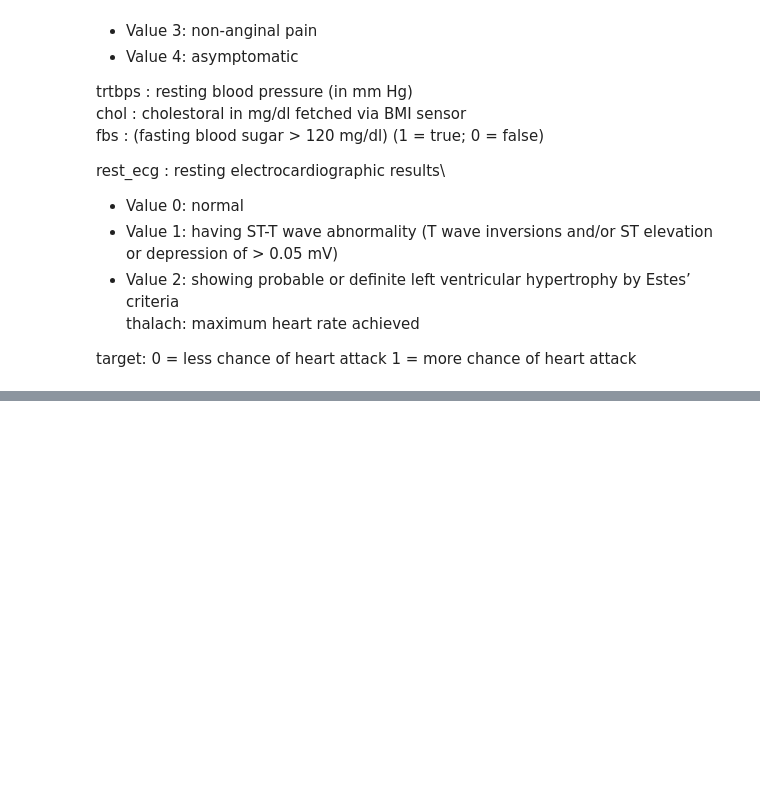
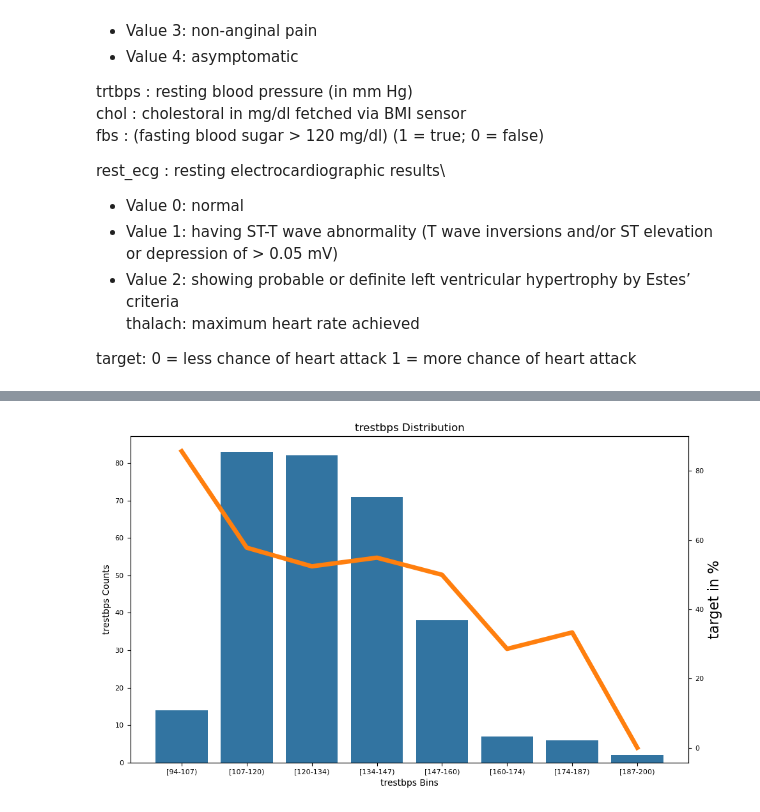
Before and after one commit to KyriakosJiannis/python_modules, a Jupyter notebook: eda charts.ipynb, the cells around one changed output, grey strips where cells are left out. Saved outputs shown, nothing was run; the diff lists cells and outputs as text; code cells hidden in the pictures; blank space fills up the shorter version.

```diff
--- a/eda charts.ipynb
+++ b/eda charts.ipynb
@@ -44 +44,5 @@ df.head()
+# %%
+dual_line_barplot(df, target_var='target', feature_var='trestbps', bins=8, round_bins=0)
+# %% [output]
+[figure, added]
 # %%
```
Also changed, not shown: parts of 10 cells of this notebook, 3 other files.
